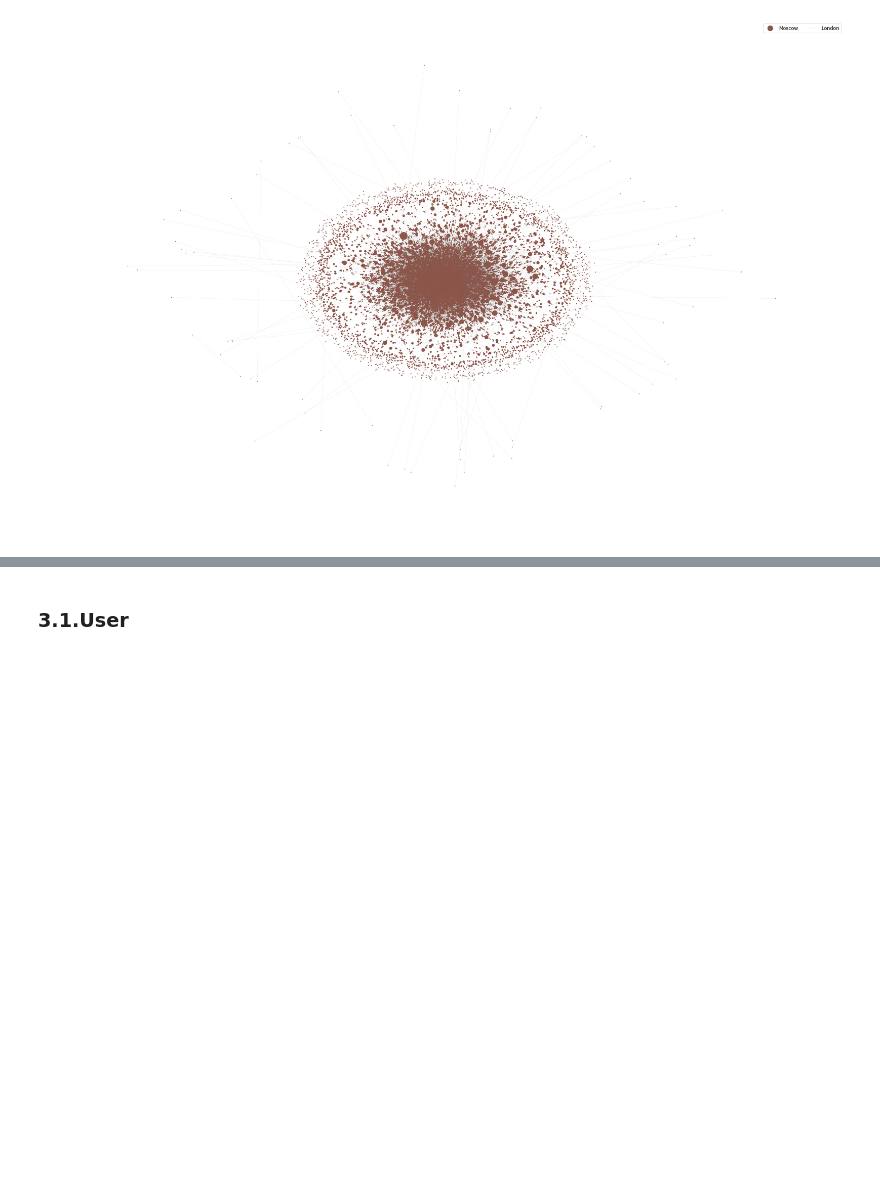
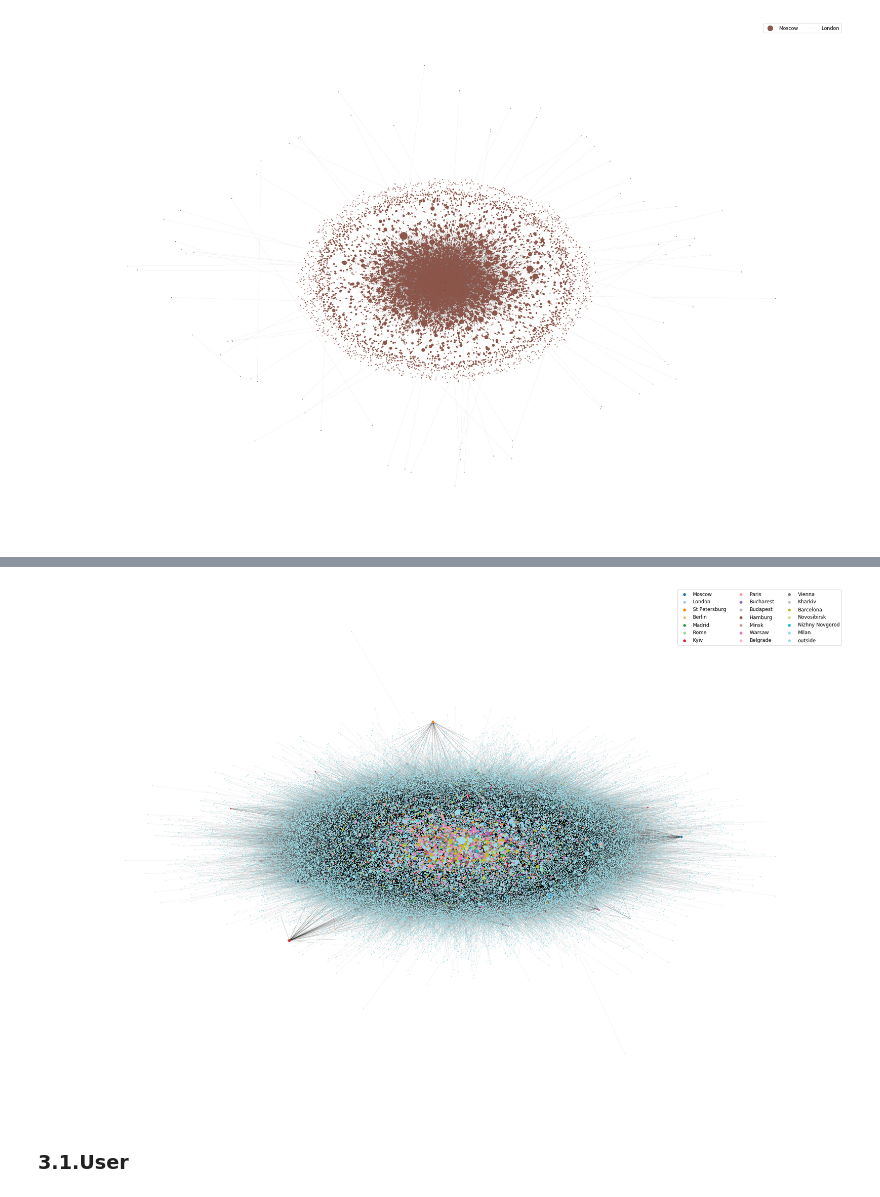
Before and after one commit to eikekutz/SocialGraphFinalProject, a Jupyter notebook: project_assignmentB.ipynb, the cells around one changed output, grey strips where cells are left out. Cells and saved outputs as stored; diff of their text form; code cells hidden in the pictures; blank space fills up the shorter version.

Commit message:
added network drawing with proper legend

```diff
--- a/project_assignmentB.ipynb
+++ b/project_assignmentB.ipynb
@@ -443,5 +467,5 @@ forceatlas2 = ForceAtlas2(
                           verbose=True)
 
 
-positions = forceatlas2.forceatlas2_networkx_layout(G_withSentValue, pos=None, iterations=100)
+positions = forceatlas2.forceatlas2_networkx_layout(G_withSentValue, pos=None, iterations=10)
 # %% [output]
@@ -462,18 +486,19 @@ def getColorfromCmap(val):
 
 cmap = matplotlib.cm.get_cmap('Spectral')
 cmap2 = matplotlib.cm.get_cmap('tab20')
-node_color = []
+
 legend_city=[city['name'] for idx,city in cities.iterrows()]
 legend_city.append('outside')
 legend_col=[getColorfromCmap(idx/(len(legend_city)-1)) for idx,x in enumerate(legend_city)]
 
+node_to_color_dict = dict()
 for node in G_withSentValue.nodes(data=True):
     if node[1]:
         for idx,city in cities.iterrows():
-            if city['name'] in node[1]['city']:
-                node_color.append(legend_col[idx])
+            if node[1]['city'] == city['name'] :
+                node_to_color_dict[node[0]] = legend_col[idx]
     else:
-        node_color.append(legend_col[10])
+        node_to_color_dict[node[0]] = legend_col[20]
 # %%
 fig, ax = plt.subplots(figsize=(34.72,23.17))
 d=G_withSentValue.degree()
@@ -545,0 +526,5 @@ len(legend_city)
+# %%
+citi_to_color_dict = dict()
+for idx, city in enumerate(legend_city,start=0):
+    citi_to_color_dict[city] = legend_col[idx]
+citi_to_color_dict
@@ -546,3 +549,28 @@ len(legend_city)
+# %%
+
+# Using a figure to use it as a parameter when calling nx.draw_networkx
+f = plt.figure(figsize=(34.72,23.17))
+ax = f.add_subplot(1,1,1)
+for label in legend_city  :
+    ax.scatter([0],[0],color=citi_to_color_dict[label],label=label)
+
+# Just fixed the color map
+nx.draw_networkx(G_withSentValue,pos=positions,with_labels = False, width=0.04,node_size=[v[1] * 0.8 for v in d]
+                 ,node_color=[v for k,v in node_to_color_dict.items()],ax=ax, labels=None, label=None)
+
+# Setting it to how it was looking before.
+plt.axis('off')
+
+plt.legend(
+           scatterpoints=1,
+           loc='upper right',
+           ncol=3,
+           fontsize=12)
+
+
+plt.show()
+# %% [output]
+[figure, added]
 # %% [markdown]
 ### 3.1.User
 # %% [markdown]
```
Also changed, not shown: parts of 10 cells of this notebook.
